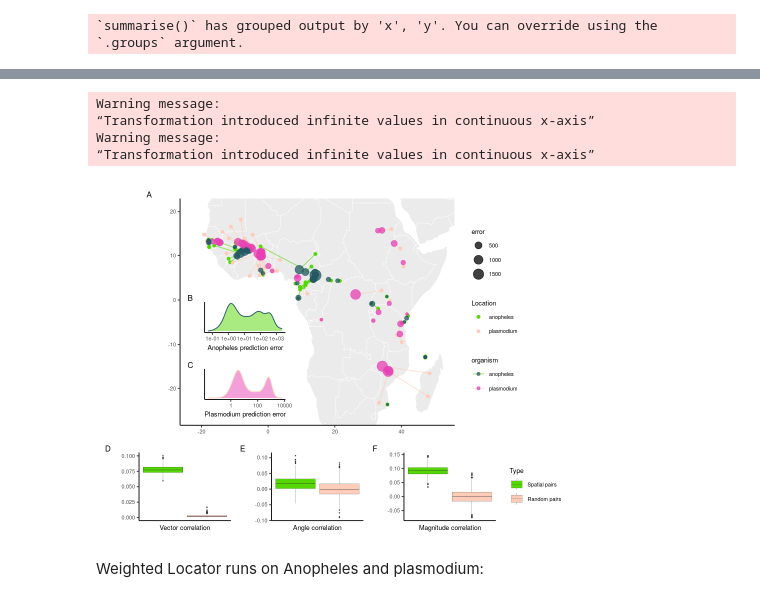
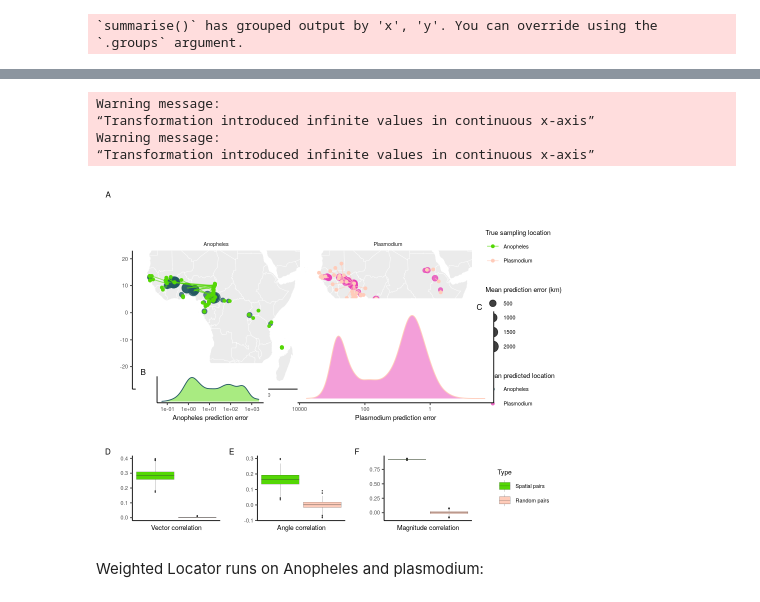
Before and after one commit to clararehmann/locator-residuals, a Jupyter notebook: figures.ipynb, the cells around one changed output, grey strips where cells are left out. Drawn from its saved outputs; the diff is of its cells as text; code cells hidden in the pictures.

```diff
--- a/figures.ipynb
+++ b/figures.ipynb
@@ -22,6 +22,12 @@ pal = c('#235862','#e740b4','#ffccba','#54d705','#fcfcfc')
 palgen = colorRampPalette(pal)
 colgen = colorRamp(pal)
 figdir = '/home/crehmann/public_html/locator-residuals/' # place to save figures to
+
+pfdark=pal[3]
+pflight=pal[2]
+
+agdark=pal[1]
+aglight=pal[4]
 # %% [markdown]
 Anopheles & Plasmodium empirical predictions
 # %%
@@ -87,7 +93,7 @@ mean <- colMeans(afgroup[,c('x','y','error','kd_x_mean','kd_y_mean')])
 
 summary <- rbind(summary, data.table(x=mean['x'], y=mean['y'], error=mean['error'], kd_x_mean=mean['kd_x_mean'], kd_y_mean=mean['kd_y_mean'], organism='anopheles'))
 # %%
-pred_plot <- ggplot()+theme_classic()+
+pred_plot <- ggplot()+theme_classic()+ labs(xlab='Longitude',ylab='Latitude',error='Mean prediction error') +
             # plot map
             coord_map(projection = "mollweide",
                    xlim=c(min(na.omit(c(summary$kd_x_mean,summary$x)))-2.5,
@@ -96,13 +102,18 @@ pred_plot <- ggplot()+theme_classic()+
                           max(na.omit(c(summary$kd_y_mean,summary$y)))+2.5))+
             geom_polygon(data=fortify(map),aes(x=long,y=lat,group=group),fill="#ebebeb",color="white",lwd=0.2)+
                             theme(axis.title = element_blank())+
+            geom_point(summary, mapping=aes(x=kd_x_mean, y=kd_y_mean, group=organism, color=organism, size=error), alpha=0.75) +
+            guides(size = guide_legend(title = "Mean prediction error (km)")) +
+            scale_color_manual(name="Mean predicted location", values=c("anopheles"=agdark, "plasmodium"=pflight), labels=c("Anopheles","Plasmodium")) +
+
+            new_scale_colour() +
             geom_point(summary, mapping=aes(x=x, y=y, group=organism, color=organism)) +
-            scale_color_manual(name="Location", values=c(aglight, pfdark)) +
-            new_scale_colour() +
+            scale_color_manual(name="True sampling location", values=c("anopheles"=aglight, "plasmodium"=pfdark), labels=c("Anopheles","Plasmodium")) +
             geom_segment(summary, mapping=aes(x=x, y=y, xend=kd_x_mean, yend=kd_y_mean, group=organism, color=organism), alpha=0.6) +
-            scale_color_manual(values=c(aglight, pfdark)) +
-            new_scale_colour() +
-            geom_point(summary, mapping=aes(x=kd_x_mean, y=kd_y_mean, group=organism, color=organism, size=error), alpha=0.75) +
-            scale_color_manual(values=c(agdark, pflight))
+            #scale_color_manual(values=c(aglight, pfdark), labels=NULL, name=NULL, guide="none") +
+
+            facet_wrap(~organism, labeller = labeller(organism = c('anopheles'='Anopheles','plasmodium'='Plasmodium'))) + theme( strip.background = element_blank() )
+
+pred_plot
 # %% [output]
 Regions defined for each Polygons
@@ -134,9 +212,9 @@ median(pd[pd$organism=='plasmodium',]$error)
 # %%
 # residual correlations
 
-corr = fread('data/ag_pf_correlation.txt')
+corr = fread('data/anopheles_plasmodium/unweighted_anopheles_plasmodium_correlation.txt')
 corr$type = rep('Spatial pairs', nrow(corr))
-perm = fread('data/ag_pf_permutation.txt')
+perm = fread('data/anopheles_plasmodium/unweighted_anopheles_plasmodium_permutation.txt')
 perm$type = rep('Random pairs', nrow(perm))
 corr_perm = rbind(corr, perm)
 corr_perm$Mag <- corr_perm$mag
@@ -181,20 +297,22 @@ vector | angle | magn
 # %%
-errdist <- agd / pfd
-mapplot <- pred_plot + inset_element(errdist,
-                        left = 0.01, bottom = 0.01, right = 0.4, top = 0.6)
+#errdist <- agd / pfd
+mapplot <- pred_plot + inset_element(agd,
+                        left = 0.01, bottom = 0.01, right = 0.4, top = 0.3) +
+                       inset_element(pfd,
+                        left=1, bottom=0.01, right=0.5, top=0.6)
 
 corrs <- vector + angle + magn + plot_layout(ncol=3)
 predplt <- mapplot / corrs + plot_layout(heights=c(10, 3)) +
             plot_annotation(tag_levels = 'A') & theme(text=element_text(size=8))
 options(repr.plot.width = 8, repr.plot.height = 6)
 predplt
 ggsave(file.path(figdir,'empirical_anopheles_plasmodium.pdf'), width = 6.5, height = 6, units='in')
 # %% [output]
 Warning message:
 “Transformation introduced infinite values in continuous x-axis”
 Warning message:
 “Transformation introduced infinite values in continuous x-axis”
-[figure, old version]
+[figure, new version]
 # %% [markdown]
 Weighted Locator runs on Anopheles and plasmodium:
 # %%
```
Also changed, not shown: parts of 56 cells of this notebook.
